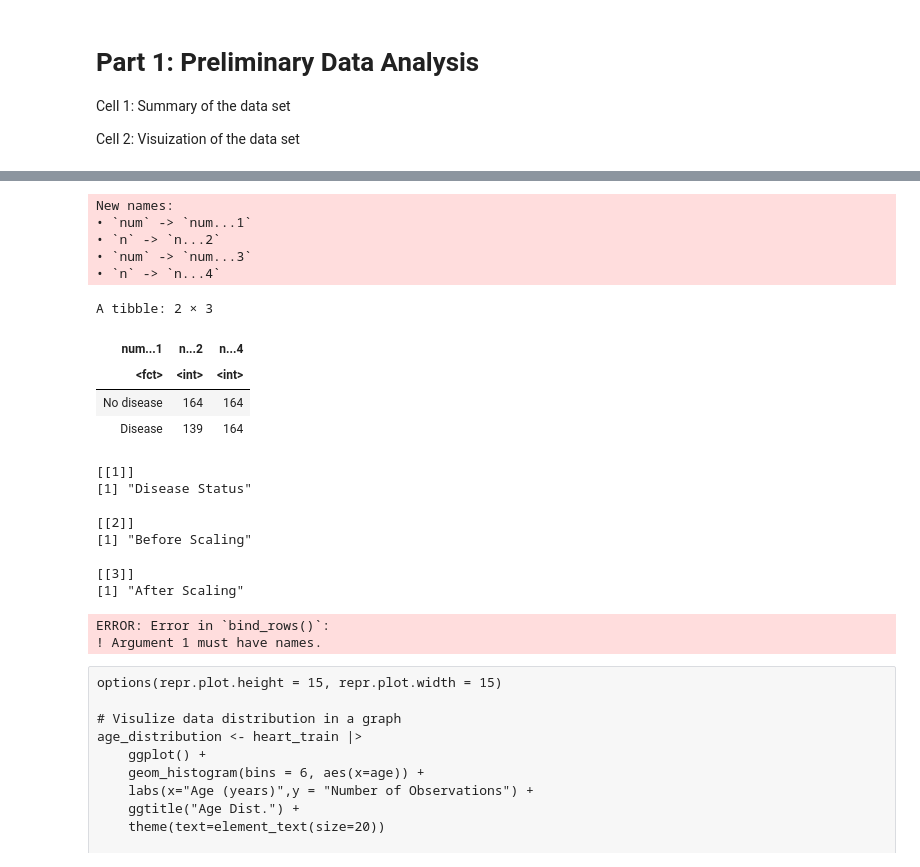
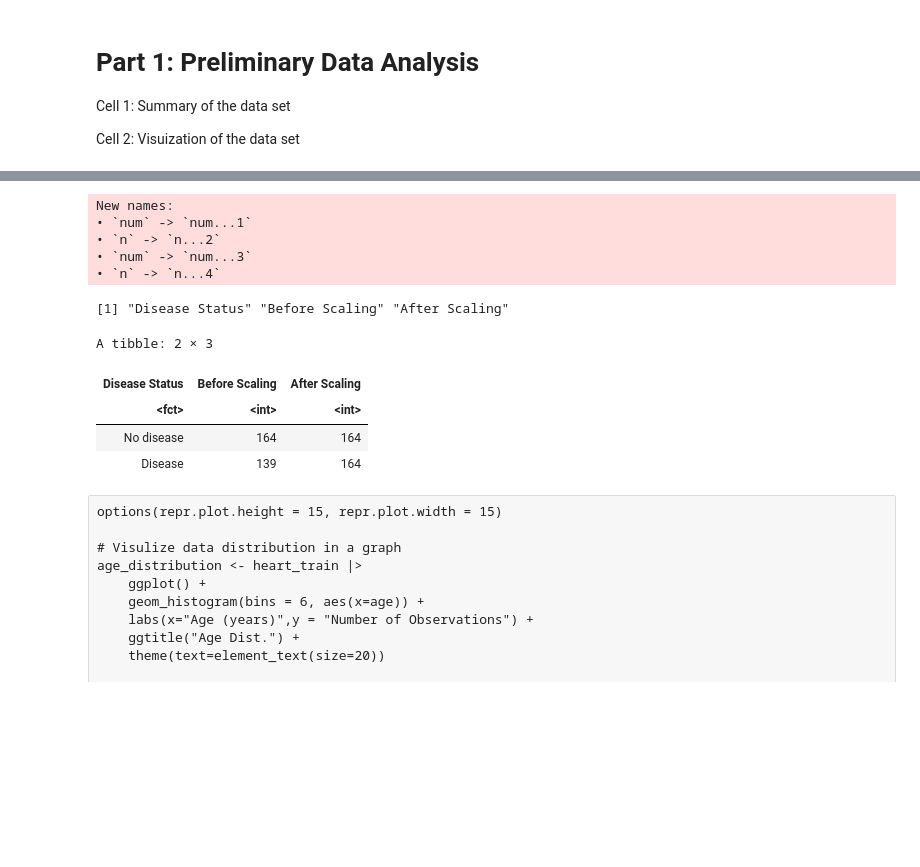
Before and after one commit to Phoebeml/Group20_DSCI100, a Jupyter notebook: Group20Project.ipynb, the cells around one changed output, grey strips where cells are left out. Cells and saved outputs as stored; diff of their text form; code cells hidden in the pictures; blank space fills up the shorter version.

```diff
--- a/Group20Project.ipynb
+++ b/Group20Project.ipynb
@@ -117,35 +99,26 @@ A tibble: 2 × 7
 # %%
 #bind the two counts and label data with human readable names
 count_data <- bind_cols(count_before_scaling, count_after_scaling) |>
     select(-num...3)
-count_data
 
-titles<- as.list(c("Disease Status", "Before Scaling", "After Scaling"))
+titles<- c("Disease Status", "Before Scaling", "After Scaling")
 titles
 
-count_data_final <- bind_rows(titles,count_data)
-count_data_final
+colnames(count_data) <- titles
+
+count_data
 # %% [output]
 New names:
 • `num` -> `num...1`
 • `n` -> `n...2`
 • `num` -> `num...3`
 • `n` -> `n...4`
-A tibble: 2 × 3
+[1] "Disease Status" "Before Scaling" "After Scaling"
+A tibble: 2 × 3
-| num...1 | n...2 | n...4 |
+| Disease Status | Before Scaling | After Scaling |
 | <fct> | <int> | <int> |
 | No disease | 164 | 164 |
 | Disease | 139 | 164 |
-[[1]]
-[1] "Disease Status"
-
-[[2]]
-[1] "Before Scaling"
-
-[[3]]
-[1] "After Scaling"
-ERROR: Error in `bind_rows()`:
-! Argument 1 must have names.
 # %% [raw]
 options(repr.plot.height = 15, repr.plot.width = 15)
 
```
Also changed, not shown: parts of 5 cells of this notebook.
